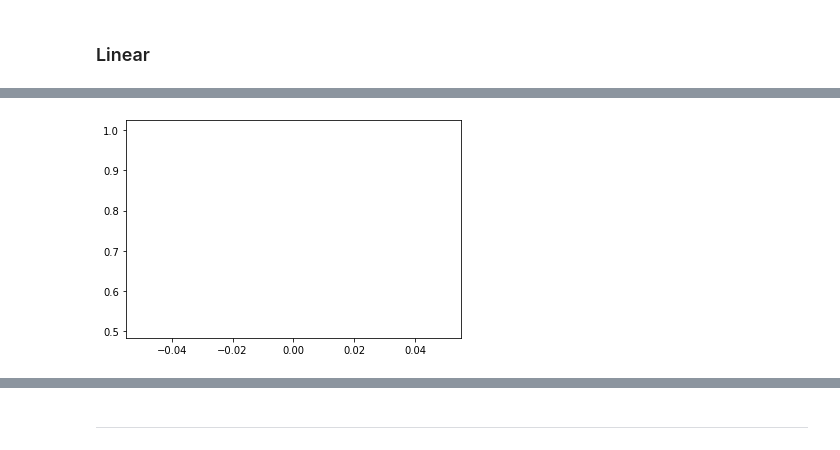
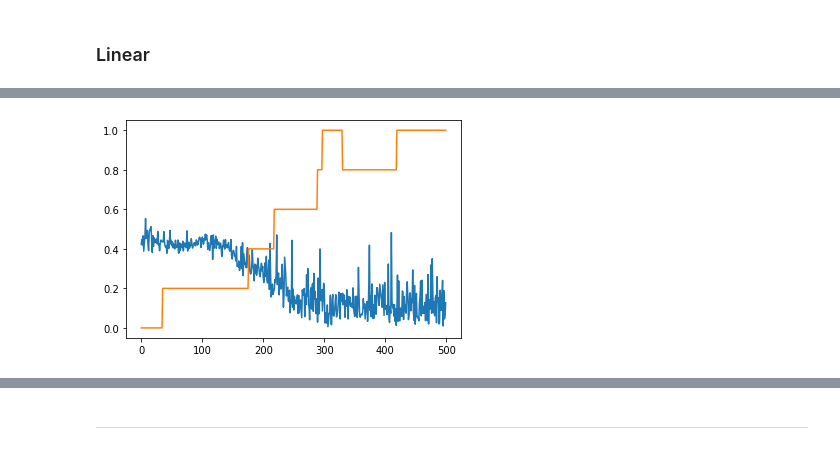
Before and after one commit to RohanM/news-bias, a Jupyter notebook: finetune.ipynb, the cells around one changed output, grey strips where cells are left out. Cells and saved outputs as stored; diff of their text form; code cells hidden in the pictures.

```diff
--- a/finetune.ipynb
+++ b/finetune.ipynb
@@ -28,6 +28,9 @@ def print_shape(x):
 
 def flatten(x):
     return x.view(x.shape[0], -1)
+
+def squeeze(x):
+    return x.squeeze()
 # %%
 class LinearModel(nn.Module):
     EMBEDDING_SIZE = 16
@@ -48,6 +51,7 @@ class LinearModel(nn.Module):
             nn.ReLU(),
             nn.Dropout(0.25),
             nn.Linear(self.HIDDEN_SIZE, 1),
+            Lambda(squeeze),
         )
         device = torch.device("cuda") if torch.cuda.is_available() else torch.device("cpu")
         self.model.to(device)
@@ -268,6 +272,7 @@ class Trainer:
         num_valid_steps = num_epochs * num_valid_batches
         self.lr_scheduler = self.__get_scheduler(num_train_steps)
 
+        outputs = []
         losses = []
         accuracies = []
 
@@ -277,11 +282,13 @@ class Trainer:
         self.valid_progress.set_description('Validation')
         for epoch in range(num_epochs):
             epoch_losses = self.__train(max_batches)
-            epoch_accuracies = self.__eval(max_batches)
+            epoch_outputs, epoch_accuracies = self.__eval(max_batches)
+            outputs.extend(epoch_outputs)
             losses.append(np.mean(epoch_losses))
             accuracies.append(np.mean(epoch_accuracies))
 
         return {
+            'outputs': outputs,
             'losses': losses,
             'accuracies': accuracies,
         }
@@ -304,17 +311,21 @@ class Trainer:
 
     def __eval(self, max_batches=None):
         accuracies = []
+        all_outputs = []
         model.eval()
         for i, batch in enumerate(self.valid_dataloader):
             if max_batches and i >= max_batches: break
             batch = {k: v.to(self.device) for k, v in batch.items()}
             with torch.no_grad():
                 outputs = self.model(**batch)
+
+            all_outputs.append(outputs.logits.squeeze().tolist())
+
             diffs = (batch['labels'] - outputs.logits).abs()
             num_correct = torch.count_nonzero(diffs.where(diffs < self.acc_thresh, torch.zeros_like(diffs)))
             accuracies.append((num_correct / float(batch['labels'].shape[0])).cpu())
             self.valid_progress.update(1)
-        return accuracies
+        return (all_outputs, accuracies)
 
     def __get_scheduler(self, num_training_steps):
         return get_scheduler(
@@ -366,11 +388,11 @@ all_results = []
 # %%
 trainer = Trainer(model, train_dataloader, valid_dataloader, lr=0.0001, acc_thresh=0.25)
-results = trainer.train(1)
+results = trainer.train(500)
 all_results.append(results)
 plot_results(results, 1)
 cms.append(build_confusion_matrix(model, data_valid))
 # %% [output]
-[figure, old version]
+[figure, new version]
 # %%
 for cm in cms:
     plot_confusion_matrix(cm)
```
Also changed, not shown: parts of 3 cells of this notebook.
